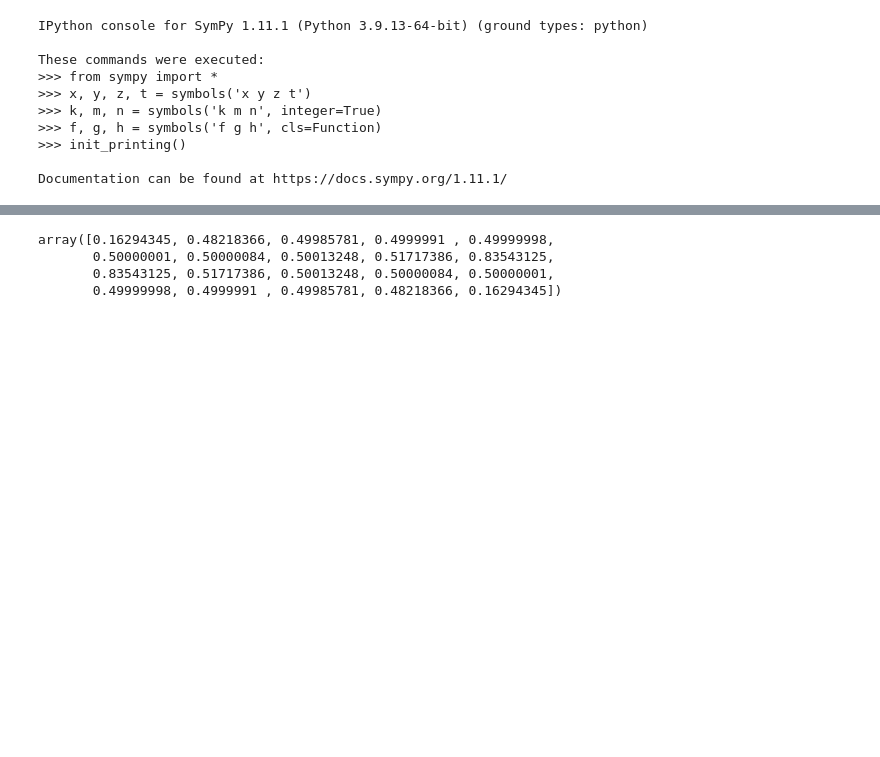
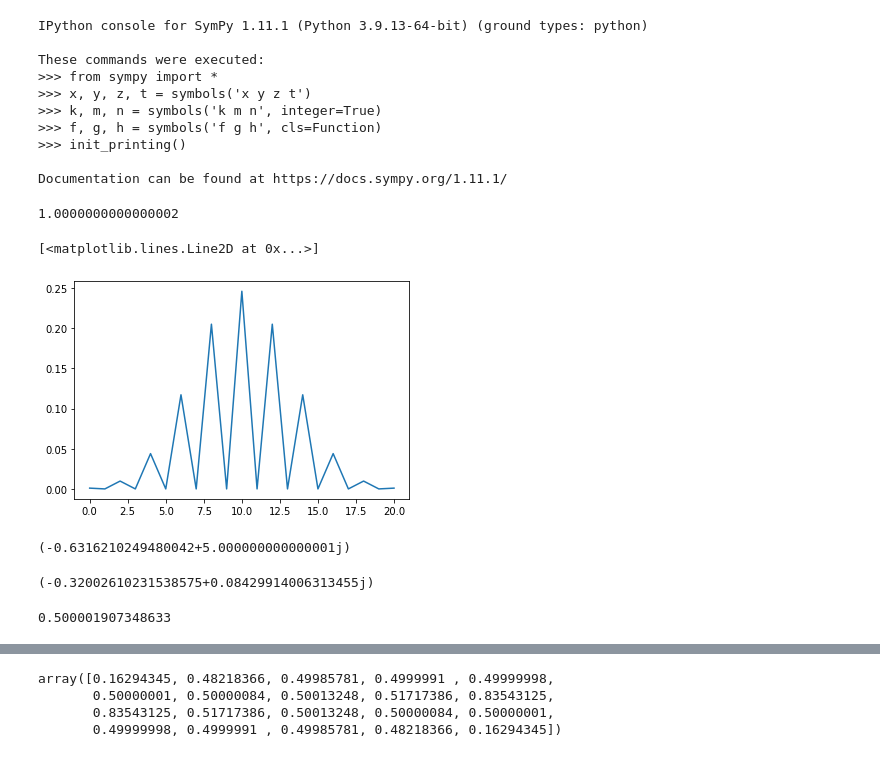
Before and after one commit to shrapp/thermal_tfim, a Jupyter notebook: notebook.ipynb, the cells around one changed output, grey strips where cells are left out. Drawn from its saved outputs; the diff is of its cells as text; code cells hidden in the pictures; blank space fills up the shorter version.

```diff
--- a/notebook.ipynb
+++ b/notebook.ipynb
@@ -447,7 +447,74 @@ noise = 0
 ks = k_f(N)
 z = np.matrix([[1, 0], [0, -1]])
 pks_numeric = calk_noisy_pk(ks, tau, noise, z)
-d_vals = np.arange(0,N+1,2)
+d_vals = np.arange(0,N+1)
 num_probability_mass_function = calc_kink_probabilities(pks_numeric, d_vals)
 num_probability_mass_function = clean_probabilities(num_probability_mass_function)
 num_cumulants = calculate_cumulants(num_probability_mass_function, d_vals)
+# %%
+import numpy as np
+from multiprocessing import Lock, Pool, Process
+from scipy.integrate import quad, solve_ivp
+import matplotlib.pyplot as plt
+
+def ln_P_tilda_func(theta, pks):
+    return np.sum(np.log(1 + pks * (np.exp(1j * theta * 2) - 1)))
+
+def integrand_func(theta, pks, d):
+    return np.exp(ln_P_tilda_func(theta, pks) - 1j * theta * d)
+
+def P_func(pks, d):
+    integral, _ = quad(lambda theta: np.real(integrand_func(theta, pks, d)), -np.pi, np.pi, limit=10000)
+    return np.abs(integral / (2 * np.pi))
+
+def calc_kink_probabilities(pks, d_vals):
+    with Pool() as pool:
+        return np.array(pool.starmap(P_func, [(pks, d) for d in d_vals]))
+
+def k_f(N):
+    # Generating an array from -N to N
+    full_array = np.arange(-N+1, N)
+
+    # Filtering out even numbers
+    odd_numbers = full_array[full_array % 2 != 0]
+
+    # Multiply each odd number by pi/N
+    return odd_numbers * np.pi / N
+# %%
+N = 20
+ks = k_f(N)
+# ks = [x for x in ks if x > 0]
+pks = np.array(ks)
+pks = np.cos(pks/2)**2
+d_vals = np.arange(0,N+1)
+kink = calc_kink_probabilities(np.array([0.5]*(N//2)), d_vals)
+# %%
+sum(kink)
+# %% [output]
+1.0000000000000002
+# %%
+plt.plot(d_vals, kink)
+# %% [output]
+[<matplotlib.lines.Line2D at 0x...>]
+[figure, added]
+# %%
+theta = 1
+ks = k_f(N)
+ks = [x for x in ks if x > 0]
+pks = np.array(ks)
+pks = np.cos(pks/2)**2
+np.sum(np.log(1 + pks * (np.exp(1j * theta) - 1)))
+# %% [output]
+(-0.6316210249480042+5.000000000000001j)
+# %%
+theta = 1
+a = np.log(1 + 0.6 * (np.exp(1j * theta * 2) - 1))
+b = np.log(1 + 0.6 * (np.exp(1j * theta) - 1)) + np.log(1 + 0.6 * (np.exp(1j * theta) - 1))
+a - b
+# %% [output]
+(-0.32002610231538575+0.08429914006313455j)
+# %%
+sum(kink)
+# pks
+# %% [output]
+0.500001907348633
```
Also changed, not shown: parts of 3 cells of this notebook, 1 other file.
